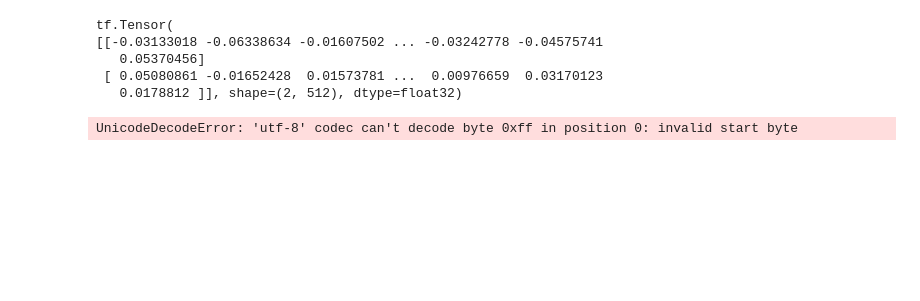
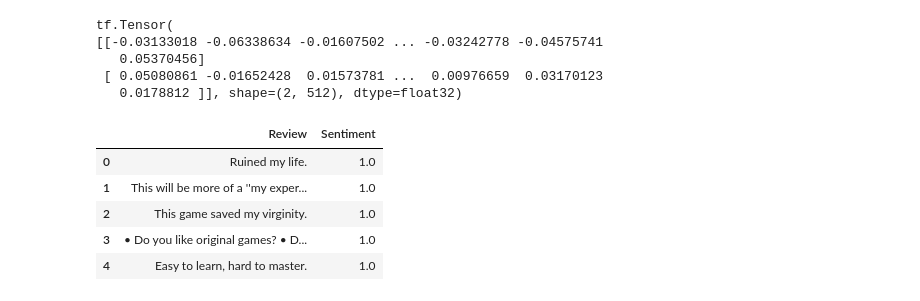
Before and after one commit to deanhuiwang/steam-reviews-sentiment, a Jupyter notebook: steam-reviews-sentiment.ipynb, the cells around one changed output. Saved outputs shown, nothing was run; the diff lists cells and outputs as text; code cells hidden in the pictures; blank space fills up the shorter version.

Commit message:
Get model working with sample data.

```diff
--- a/steam-reviews-sentiment.ipynb
+++ b/steam-reviews-sentiment.ipynb
@@ -21,10 +22,19 @@ tf.Tensor(
    0.05370456]
  [ 0.05080861 -0.01652428  0.01573781 ...  0.00976659  0.03170123
    0.0178812 ]], shape=(2, 512), dtype=float32)
-# %%
-with open("steam_reviews_sample.json") as f:
-    for line in f:
-        print(line)
-# print(pd.read_json("~/Desktop/steam-reviews-sentiment/steam_reviews_sample.json"))
-# %% [output]
-UnicodeDecodeError: 'utf-8' codec can't decode byte 0xff in position 0: invalid start byte
+# %%
+df = pd.read_csv("steam_sample.csv",
+                 header=None,
+                 names=["GameID", "Review", "Recommend", "FoundHelpful"])
+df.loc[df['Recommend'] == 1, 'Sentiment'] = 1.0
+df.loc[df['Recommend'] == -1, 'Sentiment'] = 0.0
+df.drop(columns=["GameID", "Recommend", "FoundHelpful"], inplace=True)
+# show a few examples
+df.head()
+# %% [output]
+|  | Review | Sentiment |
+| 0 | Ruined my life. | 1.0 |
+| 1 | This will be more of a ''my exper... | 1.0 |
+| 2 | This game saved my virginity. | 1.0 |
+| 3 | • Do you like original games? • D... | 1.0 |
+| 4 | Easy to learn, hard to master. | 1.0 |
```
Also changed, not shown: parts of 11 cells of this notebook, 1 other file.
